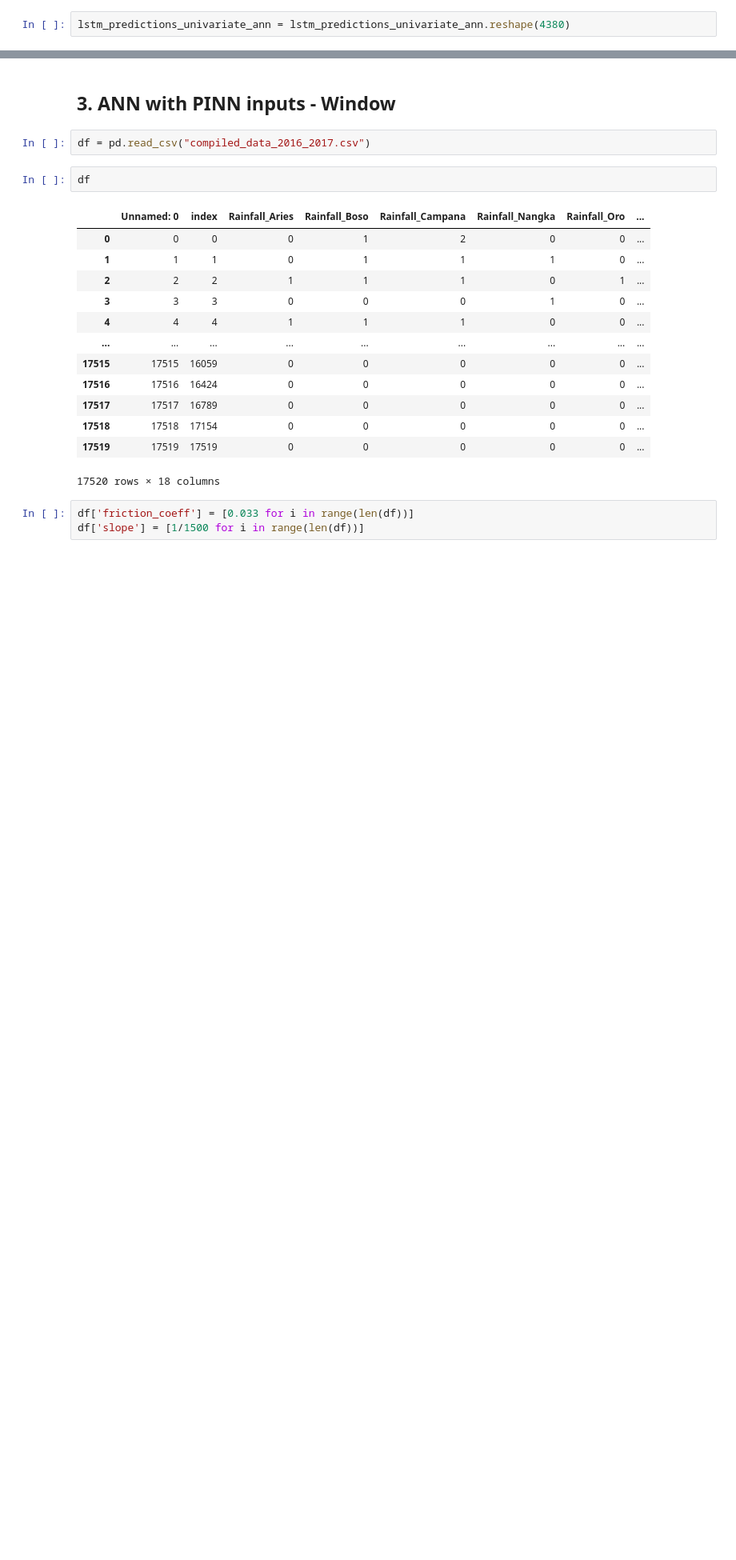
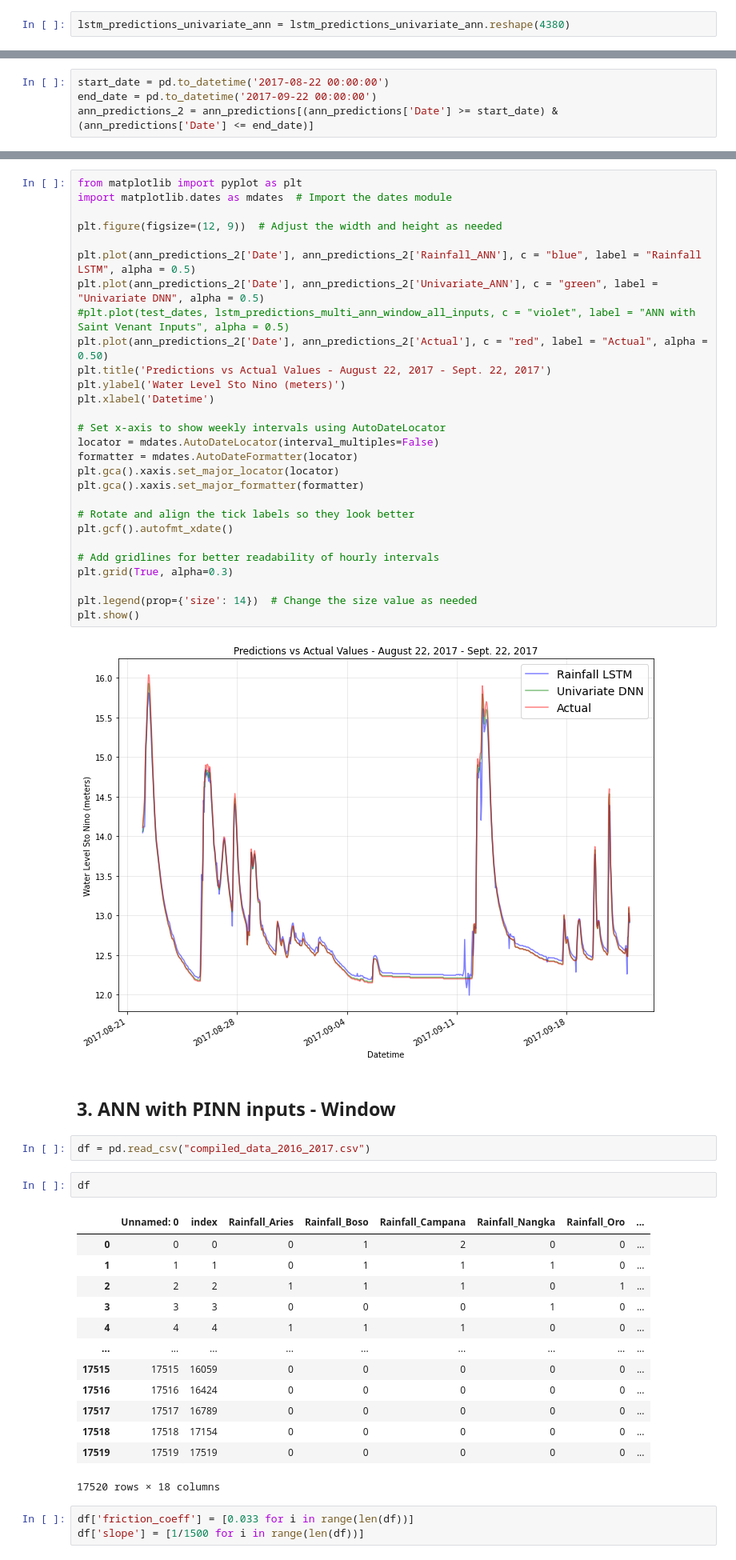
Before and after one commit to NeilQue/dsci_thesis, a Jupyter notebook: Jer_Files/basic_anns and pinns_2016_2017.ipynb, the cells around one changed output, grey strips where cells are left out. Shown: that part at 80% size. Drawn from its saved outputs; the diff is of its cells as text; blank space fills up the shorter version.

```diff
--- a/Jer_Files/basic_anns and pinns_2016_2017.ipynb
+++ b/Jer_Files/basic_anns and pinns_2016_2017.ipynb
@@ -718,0 +897,4 @@ array([11.879589 , 11.8582735, 11.836935 , ..., 12.456438 , 12.456438 ,
+# %%
+start_date = pd.to_datetime('2017-08-22 00:00:00')
+end_date = pd.to_datetime('2017-09-22 00:00:00')
+ann_predictions_2 = ann_predictions[(ann_predictions['Date'] >= start_date) & (ann_predictions['Date'] <= end_date)]
@@ -719,3 +927,33 @@ array([11.879589 , 11.8582735, 11.836935 , ..., 12.456438 , 12.456438 ,
+# %%
+from matplotlib import pyplot as plt
+import matplotlib.dates as mdates  # Import the dates module
+
+plt.figure(figsize=(12, 9))  # Adjust the width and height as needed
+
+plt.plot(ann_predictions_2['Date'], ann_predictions_2['Rainfall_ANN'], c = "blue", label = "Rainfall LSTM", alpha = 0.5)
+plt.plot(ann_predictions_2['Date'], ann_predictions_2['Univariate_ANN'], c = "green", label = "Univariate DNN", alpha = 0.5)
+#plt.plot(test_dates, lstm_predictions_multi_ann_window_all_inputs, c = "violet", label = "ANN with Saint Venant Inputs", alpha = 0.5)
+plt.plot(ann_predictions_2['Date'], ann_predictions_2['Actual'], c = "red", label = "Actual", alpha = 0.50)
+plt.title('Predictions vs Actual Values - August 22, 2017 - Sept. 22, 2017')
+plt.ylabel('Water Level Sto Nino (meters)')
+plt.xlabel('Datetime')
+
+# Set x-axis to show weekly intervals using AutoDateLocator
+locator = mdates.AutoDateLocator(interval_multiples=False)
+formatter = mdates.AutoDateFormatter(locator)
+plt.gca().xaxis.set_major_locator(locator)
+plt.gca().xaxis.set_major_formatter(formatter)
+
+# Rotate and align the tick labels so they look better
+plt.gcf().autofmt_xdate()
+
+# Add gridlines for better readability of hourly intervals
+plt.grid(True, alpha=0.3)
+
+plt.legend(prop={'size': 14})  # Change the size value as needed
+plt.show()
+# %% [output]
+[figure, added]
 # %% [markdown]
 ## 3. ANN with PINN inputs - Window
 # %%
```
Also changed, not shown: parts of 39 cells of this notebook, 3 other files.
